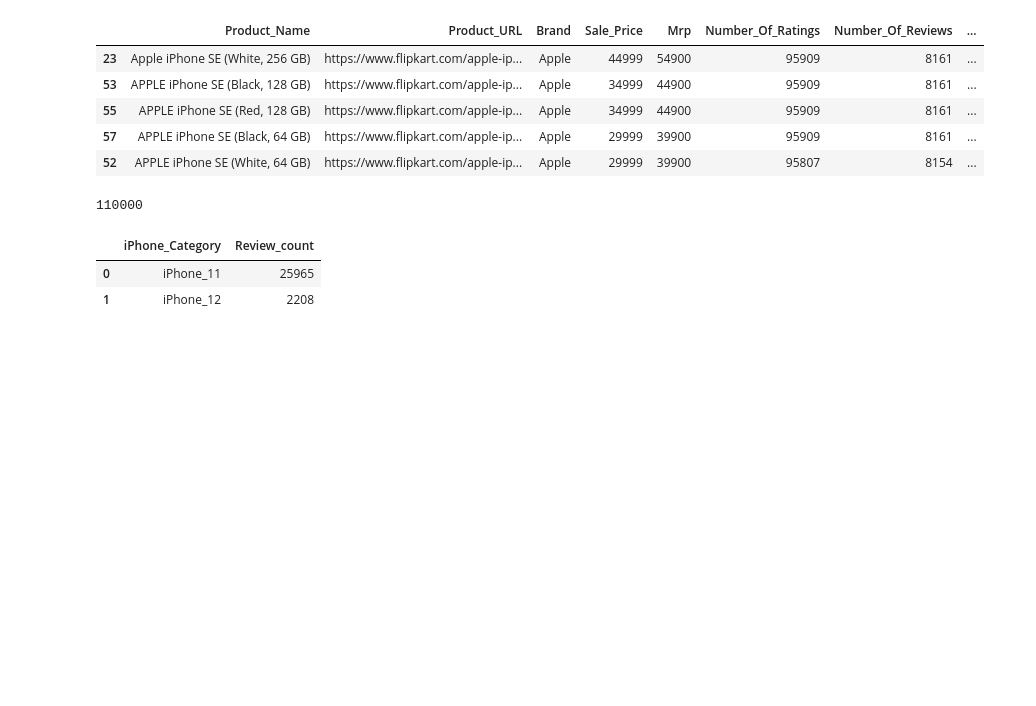
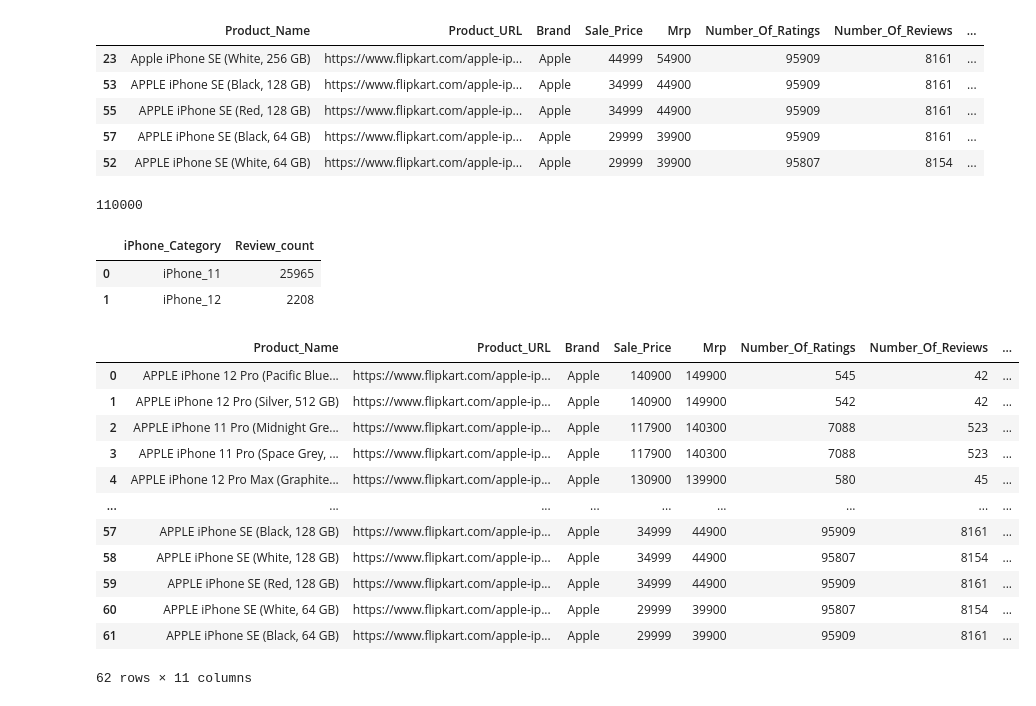
Before and after one commit to Mahak1912/iPhone-Data-Analysis-using-Pandas, a Jupyter notebook: iphone-data-analysis-using-pandas.ipynb, the cells around one changed output. Saved outputs shown, nothing was run; the diff lists cells and outputs as text; code cells hidden in the pictures; blank space fills up the shorter version.

Commit message:
Kaggle Notebook | iPhone Data Analysis using Pandas | Version 8

```diff
--- a/iphone-data-analysis-using-pandas.ipynb
+++ b/iphone-data-analysis-using-pandas.ipynb
@@ -189,3 +189,21 @@ total_reviews
 | 1 | iPhone_12 | 2208 |
 # %%
 #which iphone has 3rd highest MRP
+df_mrp=df.sort_values(by='Mrp',ascending=False).reset_index(drop=True)
+#df_3_high=df_mrp.iloc[2]
+#df_3_high
+df_mrp
+# %% [output]
+|  | Product_Name | Product_URL | Brand | Sale_Price | Mrp | Number_Of_Ratings | Number_Of_Reviews | ... |
+| 0 | APPLE iPhone 12 Pro (Pacific Blue... | https://www.flipkart.com/apple-ip... | Apple | 140900 | 149900 | 545 | 42 | ... |
+| 1 | APPLE iPhone 12 Pro (Silver, 512 GB) | https://www.flipkart.com/apple-ip... | Apple | 140900 | 149900 | 542 | 42 | ... |
+| 2 | APPLE iPhone 11 Pro (Midnight Gre... | https://www.flipkart.com/apple-ip... | Apple | 117900 | 140300 | 7088 | 523 | ... |
+| 3 | APPLE iPhone 11 Pro (Space Grey, ... | https://www.flipkart.com/apple-ip... | Apple | 117900 | 140300 | 7088 | 523 | ... |
+| 4 | APPLE iPhone 12 Pro Max (Graphite... | https://www.flipkart.com/apple-ip... | Apple | 130900 | 139900 | 580 | 45 | ... |
+| ... | ... | ... | ... | ... | ... | ... | ... | ... |
+| 57 | APPLE iPhone SE (Black, 128 GB) | https://www.flipkart.com/apple-ip... | Apple | 34999 | 44900 | 95909 | 8161 | ... |
+| 58 | APPLE iPhone SE (White, 128 GB) | https://www.flipkart.com/apple-ip... | Apple | 34999 | 44900 | 95807 | 8154 | ... |
+| 59 | APPLE iPhone SE (Red, 128 GB) | https://www.flipkart.com/apple-ip... | Apple | 34999 | 44900 | 95909 | 8161 | ... |
+| 60 | APPLE iPhone SE (White, 64 GB) | https://www.flipkart.com/apple-ip... | Apple | 29999 | 39900 | 95807 | 8154 | ... |
+| 61 | APPLE iPhone SE (Black, 64 GB) | https://www.flipkart.com/apple-ip... | Apple | 29999 | 39900 | 95909 | 8161 | ... |
+62 rows × 11 columns
```
Also changed, not shown: parts of 5 cells of this notebook.
